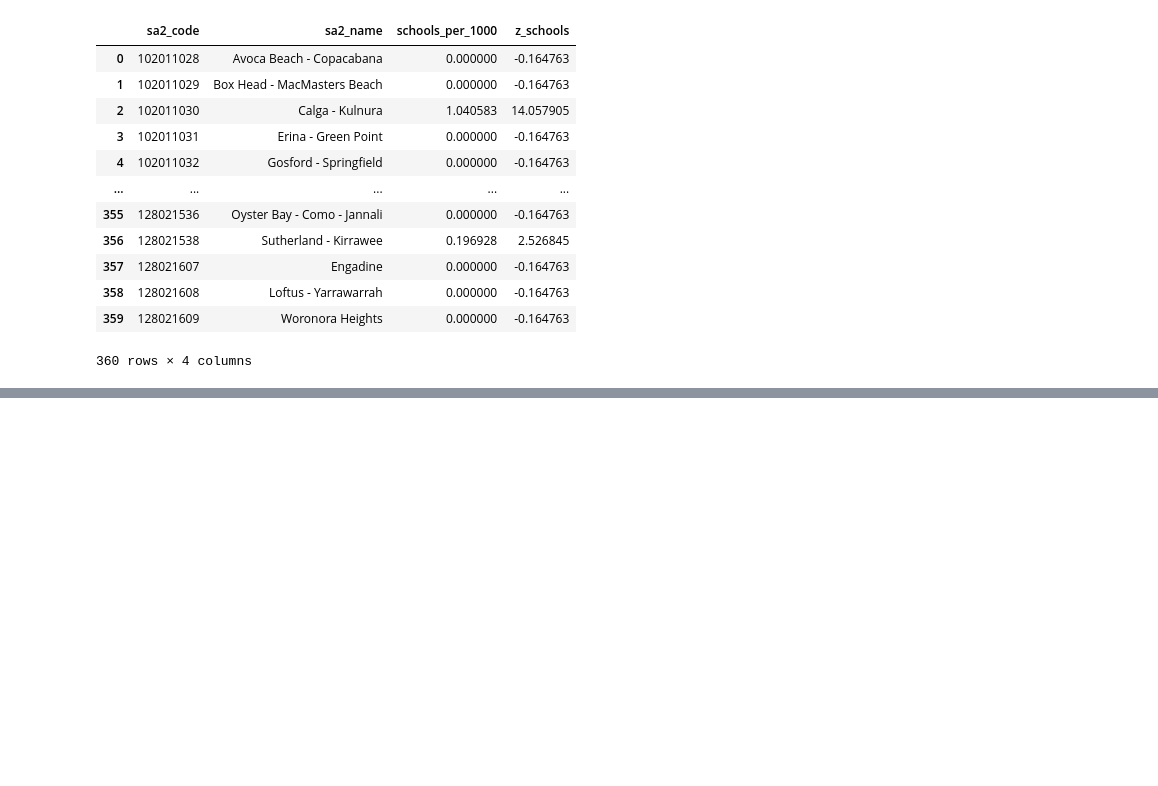
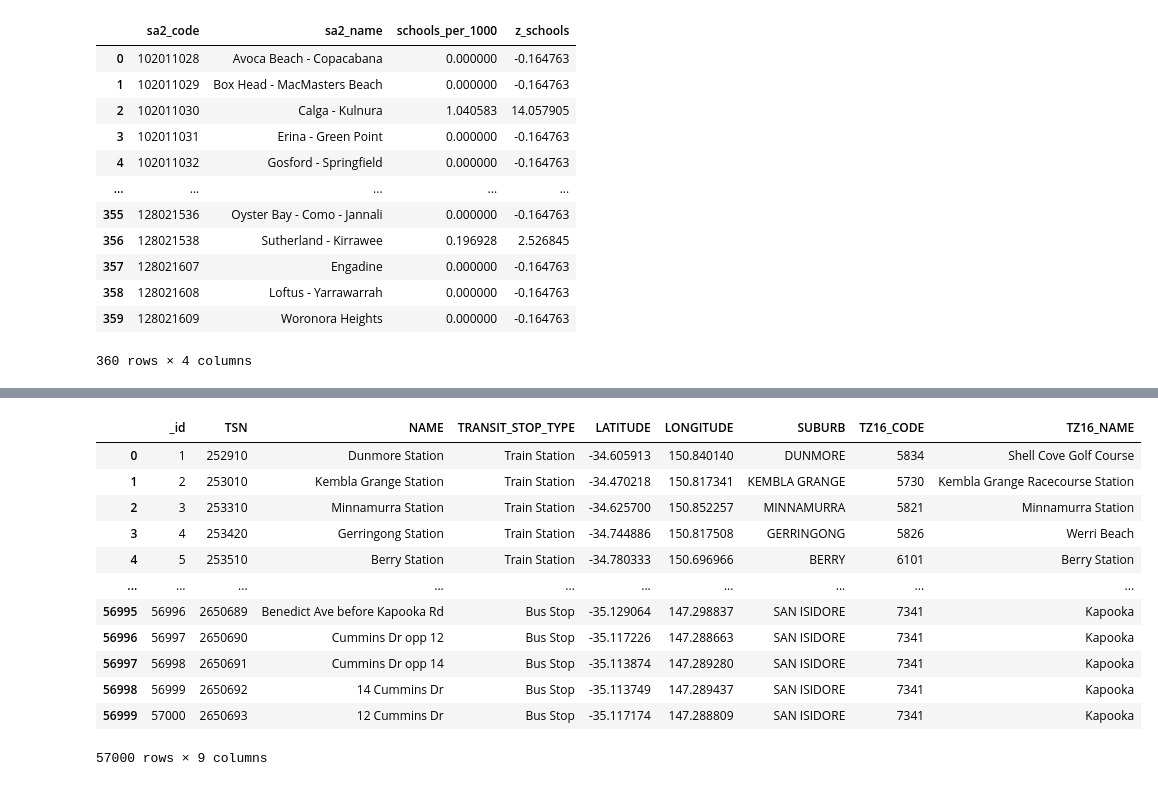
Before and after one commit to Loki4099/data2001_assignment, a Jupyter notebook: final_assignment.ipynb, the cells around one changed output, grey strips where cells are left out. Saved outputs shown, nothing was run; the diff lists cells and outputs as text; code cells hidden in the pictures; blank space fills up the shorter version.

```diff
--- a/final_assignment.ipynb
+++ b/final_assignment.ipynb
@@ -1569,0 +1627,17 @@ print(df_merged[['sa2_code', 'sa2_name', 'final_score']])
+# %%
+transport=pd.read_csv("transport_zones.csv")
+transport
+# %% [output]
+|  | _id | TSN | NAME | TRANSIT_STOP_TYPE | LATITUDE | LONGITUDE | SUBURB | TZ16_CODE | TZ16_NAME |
+| 0 | 1 | 252910 | Dunmore Station | Train Station | -34.605913 | 150.840140 | DUNMORE | 5834 | Shell Cove Golf Course |
+| 1 | 2 | 253010 | Kembla Grange Station | Train Station | -34.470218 | 150.817341 | KEMBLA GRANGE | 5730 | Kembla Grange Racecourse Station |
+| 2 | 3 | 253310 | Minnamurra Station | Train Station | -34.625700 | 150.852257 | MINNAMURRA | 5821 | Minnamurra Station |
+| 3 | 4 | 253420 | Gerringong Station | Train Station | -34.744886 | 150.817508 | GERRINGONG | 5826 | Werri Beach |
+| 4 | 5 | 253510 | Berry Station | Train Station | -34.780333 | 150.696966 | BERRY | 6101 | Berry Station |
+| ... | ... | ... | ... | ... | ... | ... | ... | ... | ... |
+| 56995 | 56996 | 2650689 | Benedict Ave before Kapooka Rd | Bus Stop | -35.129064 | 147.298837 | SAN ISIDORE | 7341 | Kapooka |
+| 56996 | 56997 | 2650690 | Cummins Dr opp 12 | Bus Stop | -35.117226 | 147.288663 | SAN ISIDORE | 7341 | Kapooka |
+| 56997 | 56998 | 2650691 | Cummins Dr opp 14 | Bus Stop | -35.113874 | 147.289280 | SAN ISIDORE | 7341 | Kapooka |
+| 56998 | 56999 | 2650692 | 14 Cummins Dr | Bus Stop | -35.113749 | 147.289437 | SAN ISIDORE | 7341 | Kapooka |
+| 56999 | 57000 | 2650693 | 12 Cummins Dr | Bus Stop | -35.117174 | 147.288809 | SAN ISIDORE | 7341 | Kapooka |
+57000 rows × 9 columns
```
Also changed, not shown: parts of 20 cells of this notebook.
